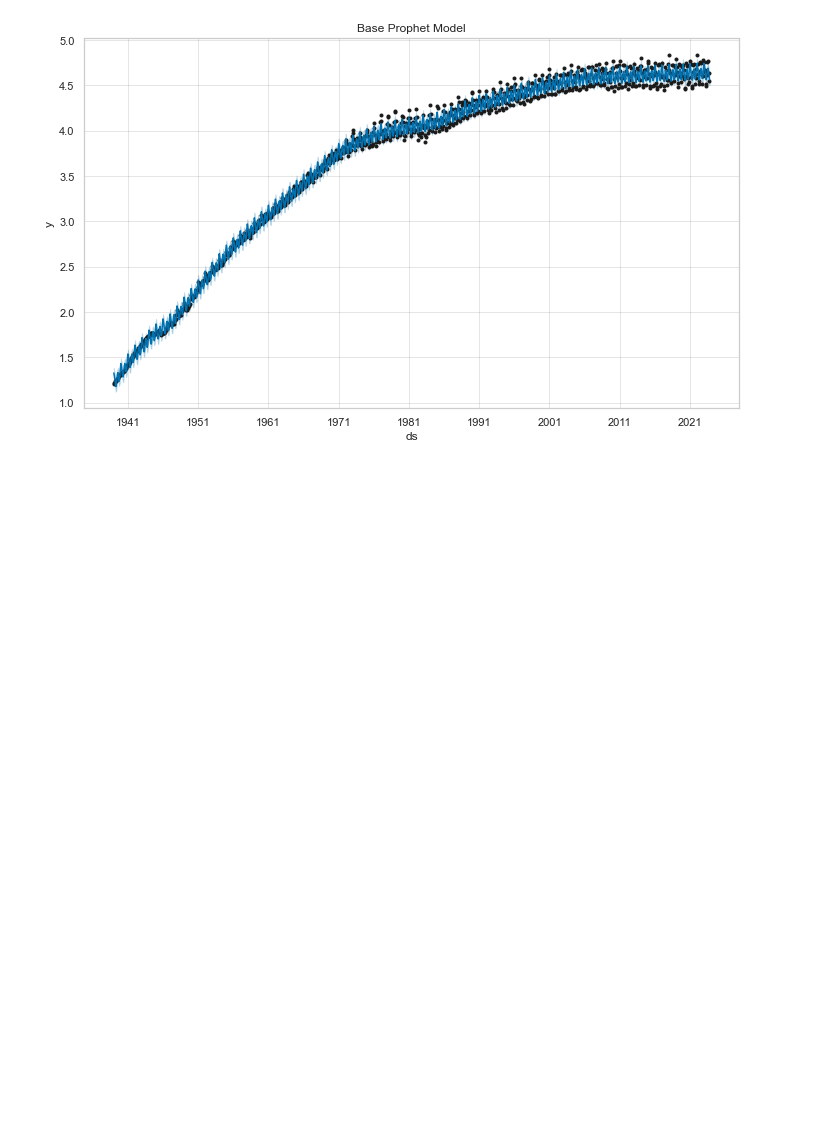
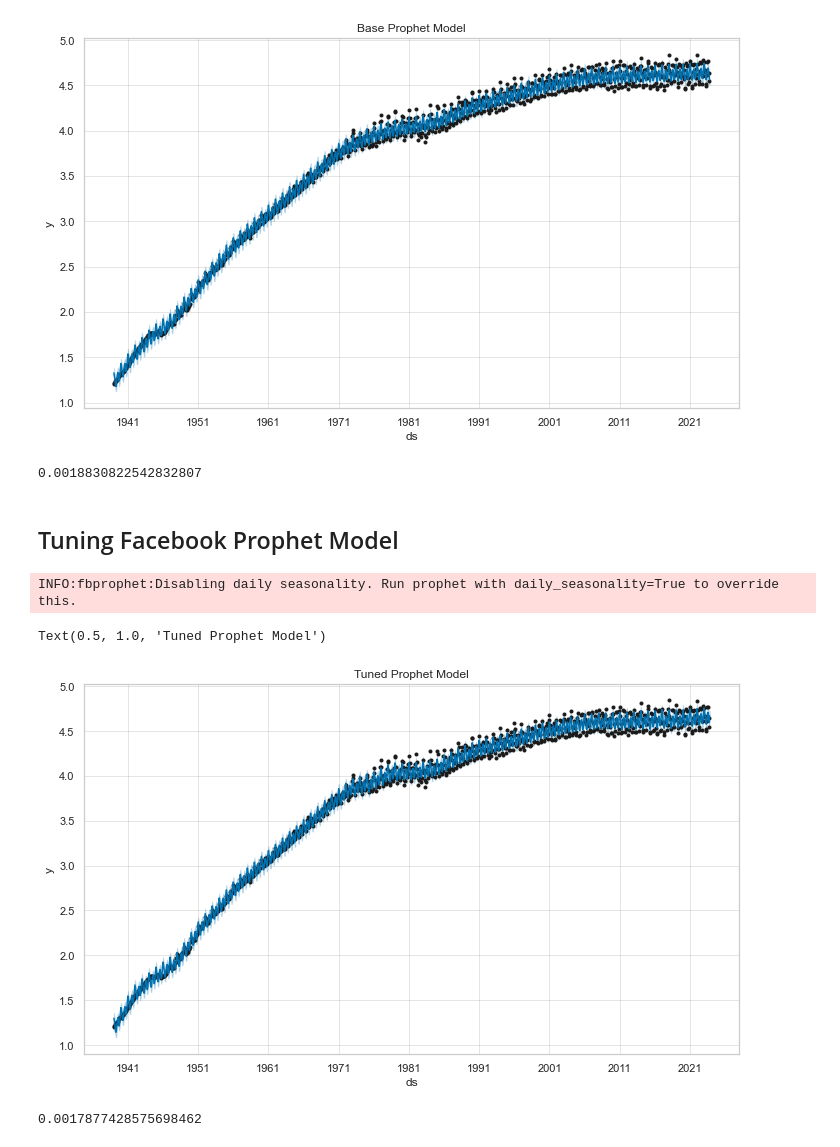
Before and after one commit to DennisMuendo/dsc-project-phase-4, a Jupyter notebook: Energy Prediction.ipynb, the cells around one changed output. Saved outputs shown, nothing was run; the diff lists cells and outputs as text; code cells hidden in the pictures; blank space fills up the shorter version.

Commit message:
forecasted energy production data

```diff
--- a/Energy Prediction.ipynb
+++ b/Energy Prediction.ipynb
@@ -748,3 +708,52 @@ INFO:fbprophet:Disabling weekly seasonality. Run prophet with weekly_seasonality
 INFO:fbprophet:Disabling daily seasonality. Run prophet with daily_seasonality=True to override this.
 Text(0.5, 1.0, 'Base Prophet Model')
 [figure]
+# %%
+# Concantinate the predicted and the training values
+merged_df = pd.merge(ts, base_forecast[['ds','yhat_lower','yhat_upper','yhat']],on='ds')
+merged_df = merged_df[['ds','yhat_lower','yhat_upper','yhat','y']]
+
+# calculate MSE between observed and predicted values
+y_actual = merged_df['y'].values
+y_prediction = merged_df['yhat'].values
+base_prophet_score = mean_squared_error(y_actual, y_prediction)
+base_prophet_score
+# %% [output]
+0.0018830822542832807
+# %% [markdown]
+## Tuning Facebook Prophet Model
+# %%
+# Initialize a Prophet model with specific parameters for tuning
+tuned_prophet = Prophet(weekly_seasonality=False, changepoint_range=0.9, changepoint_prior_scale=0.8)
+
+# Add a custom monthly seasonality to the model
+tuned_prophet.add_seasonality(name='monthly', period=30.5, fourier_order=5)
+
+# Fit the Prophet model using the time series data
+tuned_prophet.fit(ts)
+
+# Create a dataframe for future predictions
+tuned_future = tuned_prophet.make_future_dataframe(periods=12)
+
+# Generate predictions for the future time periods
+tuned_forecast = tuned_prophet.predict(tuned_future)
+
+# Plot the forecasted values along with the historical data
+fig = tuned_prophet.plot(tuned_forecast)
+plt.title('Tuned Prophet Model')  # Set the title for the plot
+# %% [output]
+INFO:fbprophet:Disabling daily seasonality. Run prophet with daily_seasonality=True to override this.
+Text(0.5, 1.0, 'Tuned Prophet Model')
+[figure, added]
+# %%
+# Concantinate the predicted and the training values
+tuned_df = pd.merge(ts, tuned_forecast[['ds','yhat_lower','yhat_upper','yhat']],on='ds')
+tuned_df = tuned_df[['ds','yhat_lower','yhat_upper','yhat','y']]
+
+# calculate MSE between observed and predicted values
+y_true = tuned_df['y'].values
+y_pred = tuned_df['yhat'].values
+tuned_prophet_score = mean_squared_error(y_true, y_pred)
+tuned_prophet_score
+# %% [output]
+0.0017877428575698462
```
Also changed, not shown: parts of 19 cells of this notebook.
